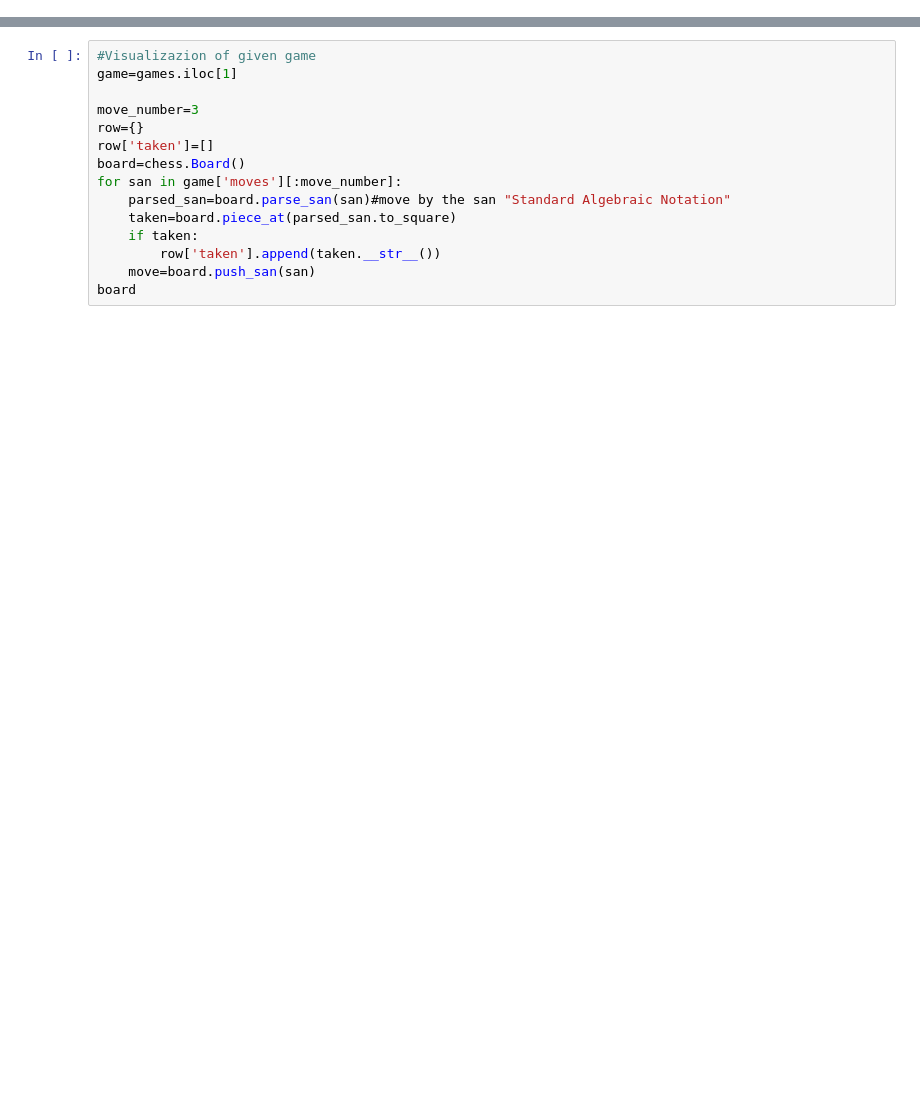
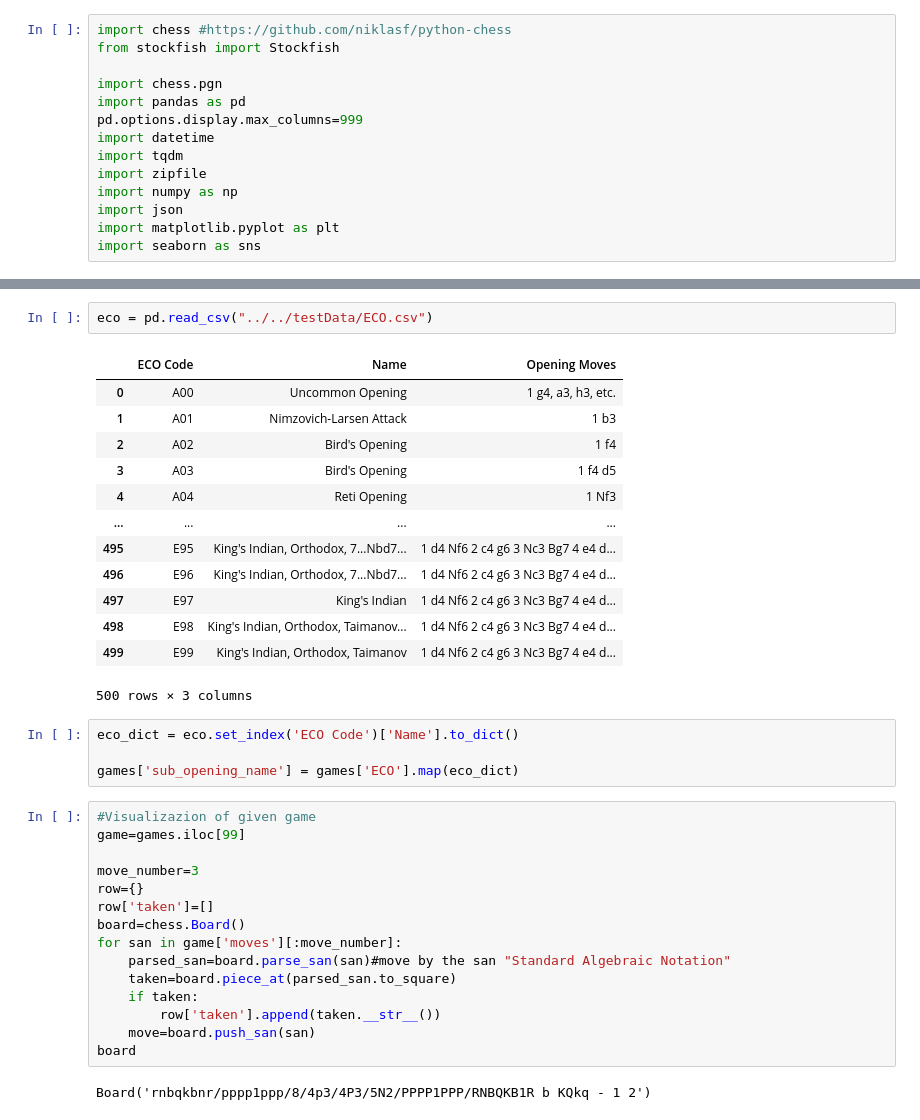
Before and after one commit to aobermuhlner/BigData_Chess_Project, a Jupyter notebook: notebooks/Visualizer.ipynb, the cells around one changed output, grey strips where cells are left out. Cells and saved outputs as stored; diff of their text form; blank space fills up the shorter version.

```diff
--- a/notebooks/Visualizer.ipynb
+++ b/notebooks/Visualizer.ipynb
@@ -17,0 +1,14 @@ import matplotlib.pyplot as plt
+# %%
+import chess #https://github.com/niklasf/python-chess
+from stockfish import Stockfish
+
+import chess.pgn
+import pandas as pd
+pd.options.display.max_columns=999
+import datetime
+import tqdm
+import zipfile
+import numpy as np
+import json
+import matplotlib.pyplot as plt
+import seaborn as sns
@@ -18,6 +24,26 @@ import matplotlib.pyplot as plt
+# %%
+eco = pd.read_csv("../../testData/ECO.csv")
+# %% [output]
+|  | ECO Code | Name | Opening Moves |
+| 0 | A00 | Uncommon Opening | 1 g4, a3, h3, etc. |
+| 1 | A01 | Nimzovich-Larsen Attack | 1 b3 |
+| 2 | A02 | Bird's Opening | 1 f4 |
+| 3 | A03 | Bird's Opening | 1 f4 d5 |
+| 4 | A04 | Reti Opening | 1 Nf3 |
+| ... | ... | ... | ... |
+| 495 | E95 | King's Indian, Orthodox, 7...Nbd7... | 1 d4 Nf6 2 c4 g6 3 Nc3 Bg7 4 e4 d... |
+| 496 | E96 | King's Indian, Orthodox, 7...Nbd7... | 1 d4 Nf6 2 c4 g6 3 Nc3 Bg7 4 e4 d... |
+| 497 | E97 | King's Indian | 1 d4 Nf6 2 c4 g6 3 Nc3 Bg7 4 e4 d... |
+| 498 | E98 | King's Indian, Orthodox, Taimanov... | 1 d4 Nf6 2 c4 g6 3 Nc3 Bg7 4 e4 d... |
+| 499 | E99 | King's Indian, Orthodox, Taimanov | 1 d4 Nf6 2 c4 g6 3 Nc3 Bg7 4 e4 d... |
+500 rows × 3 columns
+# %%
+eco_dict = eco.set_index('ECO Code')['Name'].to_dict()
+
+games['sub_opening_name'] = games['ECO'].map(eco_dict)
 # %%
 #Visualizazion of given game
-game=games.iloc[1]
+game=games.iloc[99]
 
 move_number=3
 row={}
@@ -30,6 +56,8 @@ for san in game['moves'][:move_number]:
         row['taken'].append(taken.__str__())
     move=board.push_san(san)
 board
+# %% [output]
+Board('rnbqkbnr/pppp1ppp/8/4p3/4P3/5N2/PPPP1PPP/RNBQKB1R b KQkq - 1 2')
 # %%
 game_index = 1
 df = pd.DataFrame(games_analysis[game_index]['evaluation_change'], columns=['evaluation_change'])
```
Also changed, not shown: parts of 7 cells of this notebook, 3 other files.
